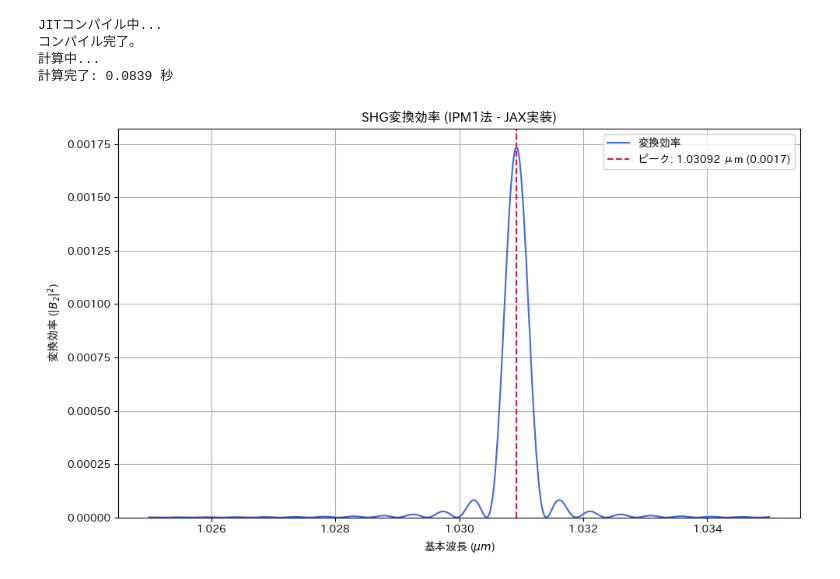
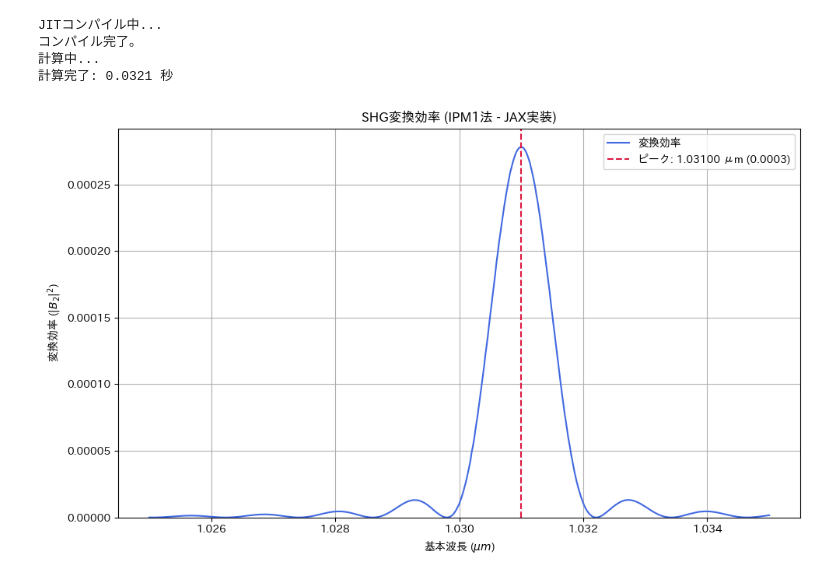
Before and after one commit to Xo1otl/qpm, a Jupyter notebook: examples/presentation/noro_reproduce.ipynb, the cells around one changed output. Saved outputs shown, nothing was run; the diff lists cells and outputs as text; code cells hidden in the pictures.

```diff
--- a/examples/presentation/noro_reproduce.ipynb
+++ b/examples/presentation/noro_reproduce.ipynb
@@ -6,7 +6,7 @@ import japanize_matplotlib
 import time
 
 # --- 定数設定 ---
-Z_MAX = 5000  # デバイス長 (μm)
+Z_MAX = 2000  # デバイス長 (μm)
 KAPPA_MAG = 1.31e-5  # 非線形結合係数
 DESIGN_TEMP_C = 70.0  # 設計温度 (°C)
 DESIGN_WAVELENGTH = 1.031  # 設計波長 (μm)
@@ -158,32 +158,32 @@ def run_and_plot():
     efficiencies = vmapped_propagate(wavelengths, temperature, superlattice)
     efficiencies.block_until_ready()  # 計算完了を待つ
     total_time = time.time() - start_time
     print(f"計算完了: {total_time:.4f} 秒")
 
     # 結果のプロット
     peak_idx = jnp.argmax(efficiencies)
     peak_wl = wavelengths[peak_idx]
     peak_eff = efficiencies[peak_idx]
 
     plt.figure(figsize=(10, 6))
     plt.plot(wavelengths, efficiencies, label="変換効率", color='royalblue')
     plt.axvline(x=float(peak_wl), color='crimson', linestyle='--',
                 label=f"ピーク: {peak_wl:.5f} μm ({peak_eff:.4f})")
     plt.xlabel(r"基本波長 ($\mu m$)")
     plt.ylabel(r"変換効率 ($|B_2|^2$)")
     plt.title("SHG変換効率 (IPM1法 - JAX実装)")
     plt.legend()
     plt.grid(True)
     plt.ylim(bottom=0)
     plt.tight_layout()
     plt.show()
 
 
 if __name__ == '__main__':
     run_and_plot()
 # %% [output]
 JITコンパイル中...
 コンパイル完了。
 計算中...
-計算完了: 0.0839 秒
+計算完了: 0.0321 秒
-[figure, old version]
+[figure, new version]
```
Also changed, not shown: 3 other files.
